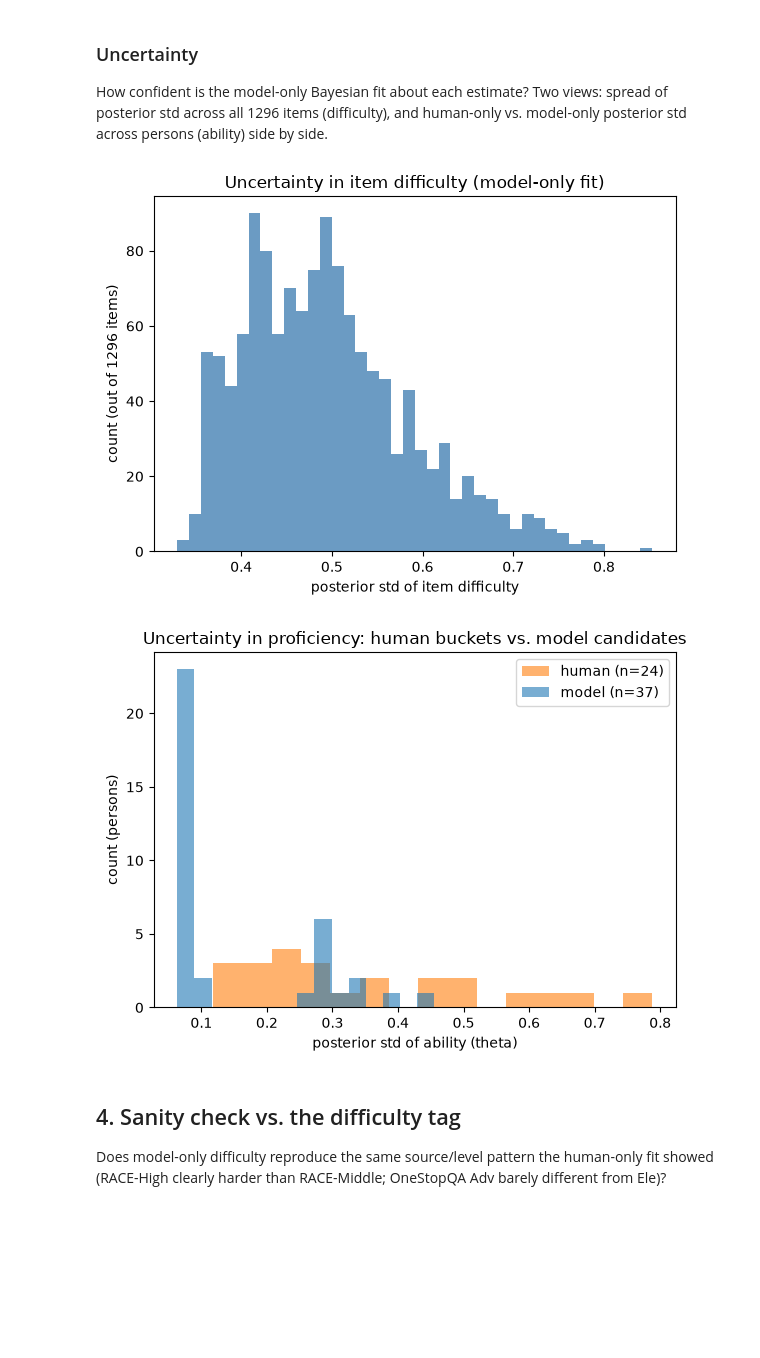
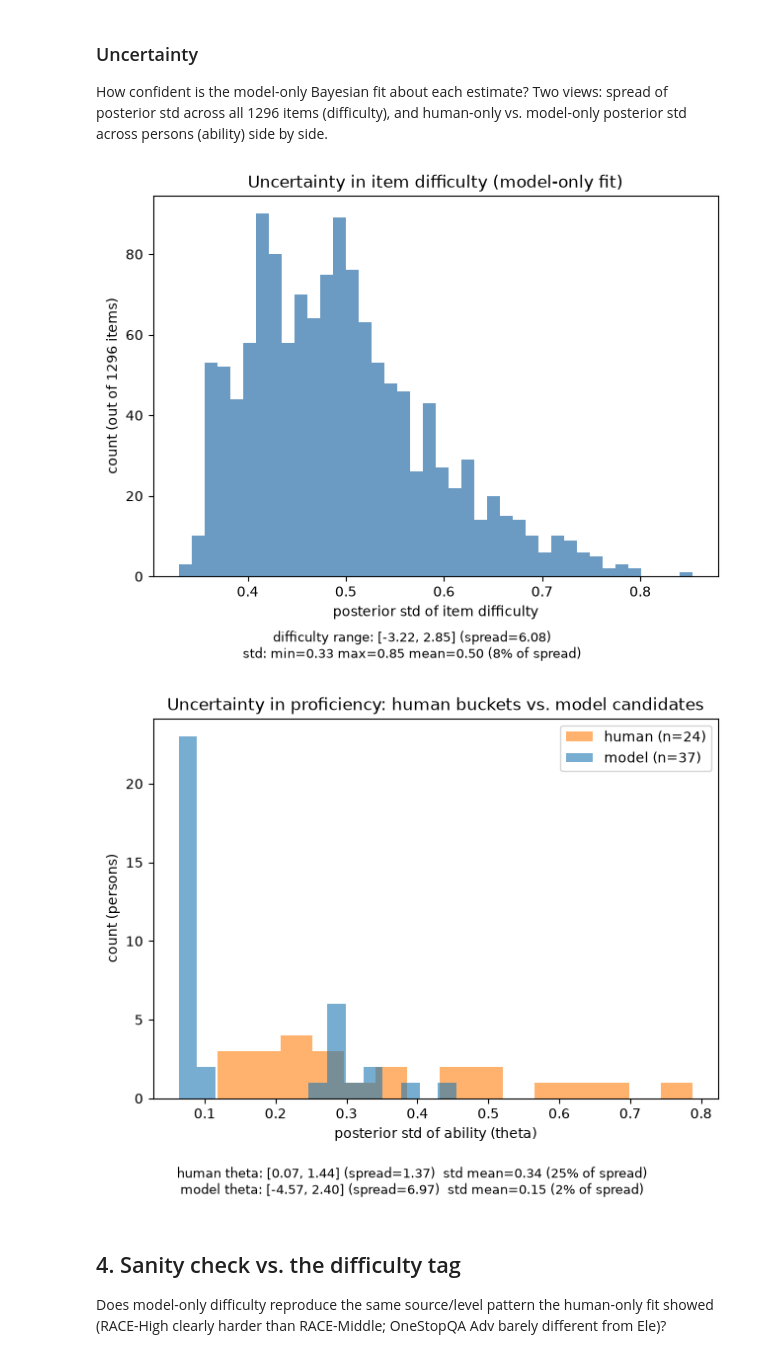
Before and after one commit to ducvugithub/reading-question-generator, a Jupyter notebook: question_difficulty/notebooks/irt_human_vs_model.ipynb, the cells around one changed output. Drawn from its saved outputs; the diff is of its cells as text; code cells hidden in the pictures; blank space fills up the shorter version.

Commit message:
notebook: print range/spread stats directly on the uncertainty plots

```diff
--- a/question_difficulty/notebooks/irt_human_vs_model.ipynb
+++ b/question_difficulty/notebooks/irt_human_vs_model.ipynb
@@ -192,33 +192,57 @@ How confident is the model-only Bayesian fit about each estimate? Two views: spr
 # %%
 # Uncertainty in item difficulty (posterior std), model-only fit
 model_difficulty_std = json.loads((SCRIPTS_DIR / "irt_bayesian_model_only_difficulty_std.json").read_text())
+diff_vals_beta = np.array([model_difficulty_bayes[it] for it in items_sorted])
 diff_std_vals = np.array([model_difficulty_std[it] for it in items_sorted])
 
-plt.figure(figsize=(6, 4.5))
+scale_range = diff_vals_beta.max() - diff_vals_beta.min()
+std_mean = diff_std_vals.mean()
+stats_text = (f"difficulty range: [{diff_vals_beta.min():.2f}, {diff_vals_beta.max():.2f}] (spread={scale_range:.2f})\n"
+              f"std: min={diff_std_vals.min():.2f} max={diff_std_vals.max():.2f} mean={std_mean:.2f} "
+              f"({std_mean/scale_range:.0%} of spread)")
+
+plt.figure(figsize=(6.5, 4.8))
 plt.hist(diff_std_vals, bins=40, color="steelblue", alpha=0.8)
 plt.xlabel("posterior std of item difficulty")
 plt.ylabel("count (out of 1296 items)")
 plt.title("Uncertainty in item difficulty (model-only fit)")
+plt.gcf().text(0.5, -0.05, stats_text, ha="center", fontsize=9)
 plt.tight_layout()
 plt.show()
 # %% [output]
-[figure, old version]
+[figure, new version]
 # %%
 # Uncertainty in ability (posterior std), human-only vs. model-only, side by side
+human_ability = json.loads((SCRIPTS_DIR / "irt_bayesian_human_only_ability.json").read_text())
 human_ability_std = json.loads((SCRIPTS_DIR / "irt_bayesian_human_only_ability_std.json").read_text())
 model_ability_std = json.loads((SCRIPTS_DIR / "irt_bayesian_model_only_ability_std.json").read_text())
 
-plt.figure(figsize=(6, 4.5))
-plt.hist(list(human_ability_std.values()), bins=15, alpha=0.6, label=f"human (n={len(human_ability_std)})", color="tab:orange")
-plt.hist(list(model_ability_std.values()), bins=15, alpha=0.6, label=f"model (n={len(model_ability_std)})", color="tab:blue")
+human_theta_vals = np.array(list(human_ability.values()))
+model_theta_vals = np.array(list(model_ability.values()))
+human_std_vals = np.array(list(human_ability_std.values()))
+model_std_vals = np.array(list(model_ability_std.values()))
+human_range = human_theta_vals.max() - human_theta_vals.min()
+model_range = model_theta_vals.max() - model_theta_vals.min()
+
+stats_text = (
+    f"human theta: [{human_theta_vals.min():.2f}, {human_theta_vals.max():.2f}] (spread={human_range:.2f})  "
+    f"std mean={human_std_vals.mean():.2f} ({human_std_vals.mean()/human_range:.0%} of spread)\n"
+    f"model theta: [{model_theta_vals.min():.2f}, {model_theta_vals.max():.2f}] (spread={model_range:.2f})  "
+    f"std mean={model_std_vals.mean():.2f} ({model_std_vals.mean()/model_range:.0%} of spread)"
+)
+
+plt.figure(figsize=(6.5, 4.8))
+plt.hist(human_std_vals, bins=15, alpha=0.6, label=f"human (n={len(human_ability_std)})", color="tab:orange")
+plt.hist(model_std_vals, bins=15, alpha=0.6, label=f"model (n={len(model_ability_std)})", color="tab:blue")
 plt.xlabel("posterior std of ability (theta)")
 plt.ylabel("count (persons)")
 plt.title("Uncertainty in proficiency: human buckets vs. model candidates")
 plt.legend()
+plt.gcf().text(0.5, -0.08, stats_text, ha="center", fontsize=9)
 plt.tight_layout()
 plt.show()
 # %% [output]
-[figure, old version]
+[figure, new version]
 # %% [markdown]
 <a id="sanity-check"></a>
 ## 4. Sanity check vs. the difficulty tag
```
